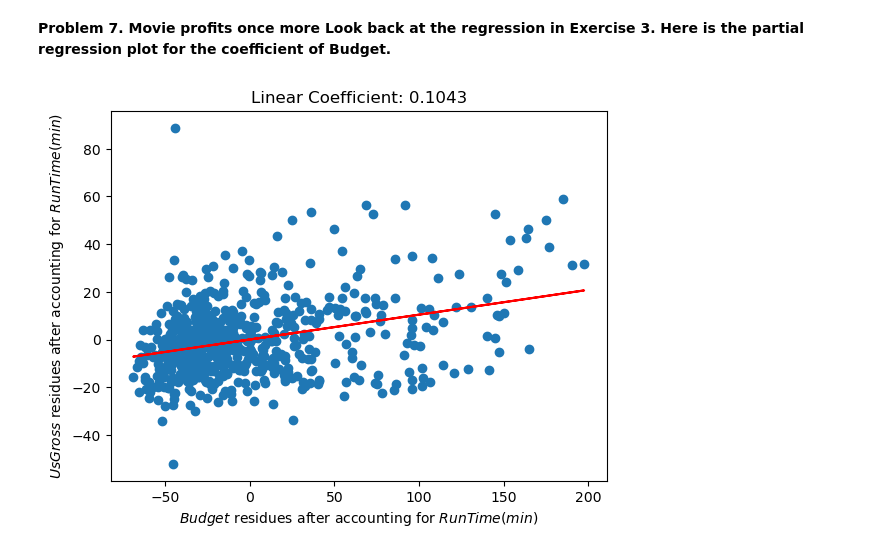
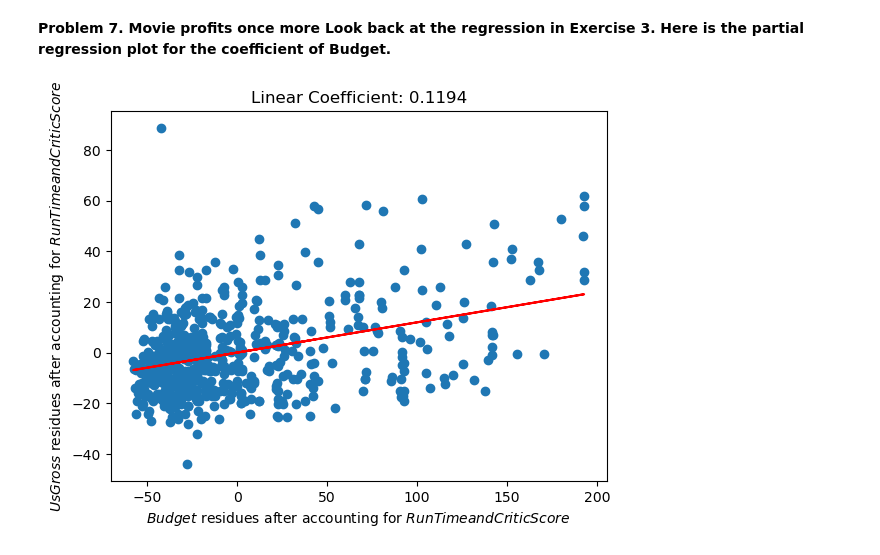
Before and after one commit to StephenDSNYC/IS5, a Jupyter notebook: exercise/ch09/ch09_movie_profits.ipynb, the cells around one changed output. Drawn from its saved outputs; the diff is of its cells as text; code cells hidden in the pictures.

```diff
--- a/exercise/ch09/ch09_movie_profits.ipynb
+++ b/exercise/ch09/ch09_movie_profits.ipynb
@@ -158,25 +158,25 @@ plt.show()
 **Answer:** the plot of residuals against estimated US gross ($M) is thickening. Some of the residuals seem unusually large and could deserve more attention.
 # %% [markdown]
 **Problem 7. Movie profits once more Look back at the regression in Exercise 3. Here is the partial regression plot for the coefficient of Budget.**
-# %%
-linmod.fit(np.array(movie_profits['Run Time (min)']).reshape(-1, 1), y)
-gross_residues_1 = y - linmod.predict(np.array(movie_profits['Run Time (min)']).reshape(-1, 1))
-
-linmod.fit(np.array(movie_profits['Critic Score (Rotten Tomatoes)']).reshape(-1, 1), y)
-gross_residues_2 = y - linmod.predict(np.array(movie_profits['Critic Score (Rotten Tomatoes)']).reshape(-1, 1))
-
-linmod.fit(np.array(movie_profits['Run Time (min)']).reshape(-1, 1), movie_profits['Budget ($M)'])
-linmod.fit(np.array(movie_profits['Critic Score (Rotten Tomatoes)']).reshape(-1, 1), movie_profits['Budget ($M)'])
-budget_residues_1 = movie_profits['Budget ($M)'] - linmod.predict(np.array(movie_profits['Run Time (min)']).reshape(-1, 1))
-budget_residues_2 = movie_profits['Budget ($M)'] - linmod.predict(np.array(movie_profits['Critic Score (Rotten Tomatoes)']).reshape(-1, 1))
-
-
-plt.scatter(budget_residues_2, gross_residues_2)
-plt.ylabel('$UsGross$ residues after accounting for $Run Time (min)$')
-plt.xlabel('$Budget$ residues after accounting for $Run Time (min)$')
-
-linmod.fit(np.array(budget_residues_2).reshape(-1,1), gross_residues_2)
-plt.title(f'Linear Coefficient: {linmod.coef_[0]:.4f}')
-plt.plot(budget_residues_2, linmod.predict(np.array(budget_residues_2).reshape(-1,1)), 'r');
-# %% [output]
-[figure, removed]
+# %%
+linmod.fit(np.array(movie_profits['Run Time (min)'] &
+                    movie_profits['Critic Score (Rotten Tomatoes)']).reshape(-1, 1), y)
+
+gross_residues = y - linmod.predict(np.array(movie_profits['Run Time (min)'] &
+                    movie_profits['Critic Score (Rotten Tomatoes)']).reshape(-1, 1))
+
+linmod.fit(np.array(movie_profits['Run Time (min)'] &
+                    movie_profits['Critic Score (Rotten Tomatoes)']).reshape(-1, 1), movie_profits['Budget ($M)'])
+
+budget_residues = movie_profits['Budget ($M)'] - linmod.predict(np.array(movie_profits['Run Time (min)'] &
+                    movie_profits['Critic Score (Rotten Tomatoes)']).reshape(-1, 1))
+
+plt.scatter(budget_residues, gross_residues)
+plt.ylabel('$UsGross$ residues after accounting for $Run Time and Critic Score$')
+plt.xlabel('$Budget$ residues after accounting for $Run Time and Critic Score$')
+
+linmod.fit(np.array(budget_residues).reshape(-1,1), gross_residues)
+plt.title(f'Linear Coefficient: {linmod.coef_[0]:.4f}')
+plt.plot(budget_residues, linmod.predict(np.array(budget_residues).reshape(-1,1)), 'r');
+# %% [output]
+[figure, added]
```
Also changed, not shown: parts of 7 cells of this notebook.
